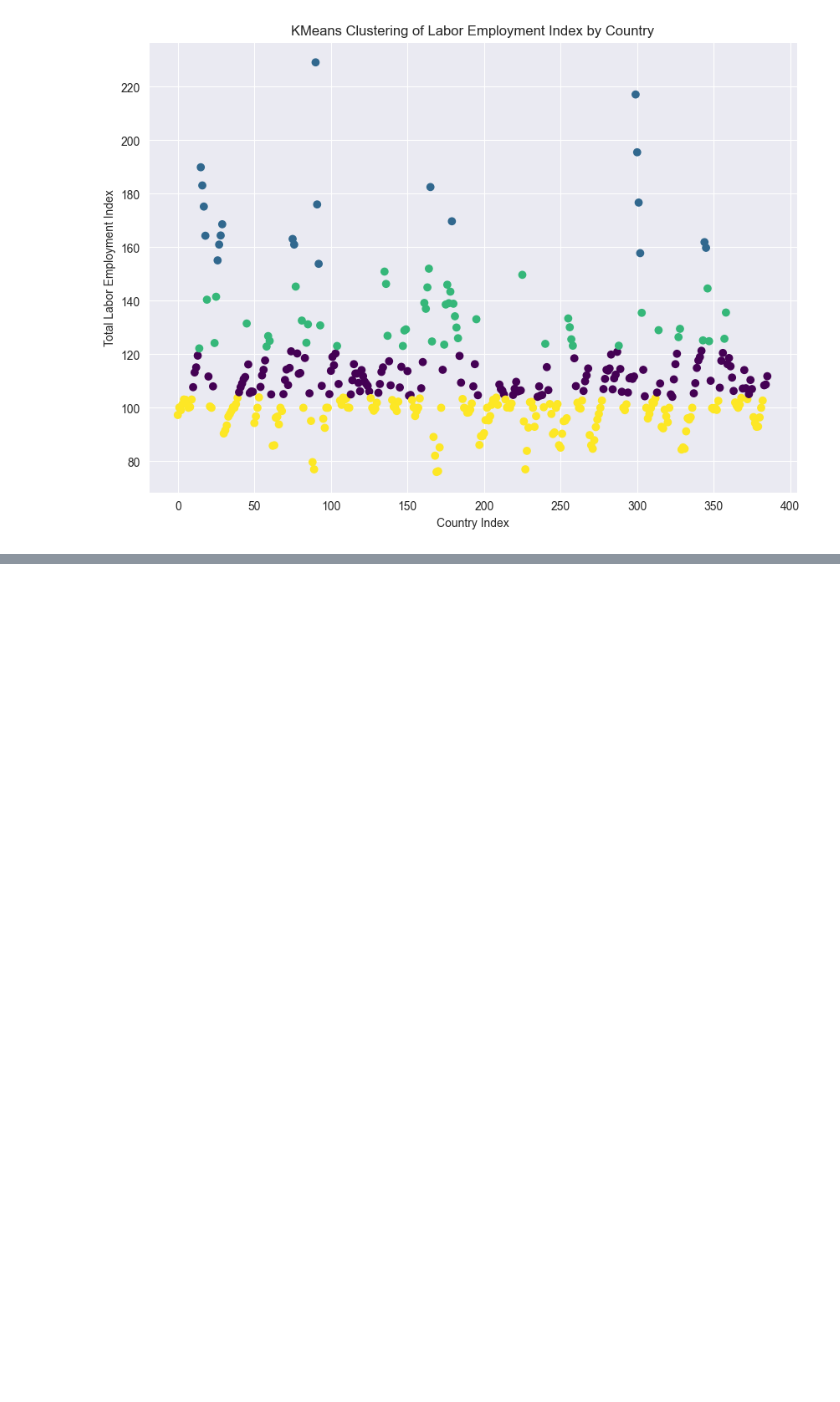
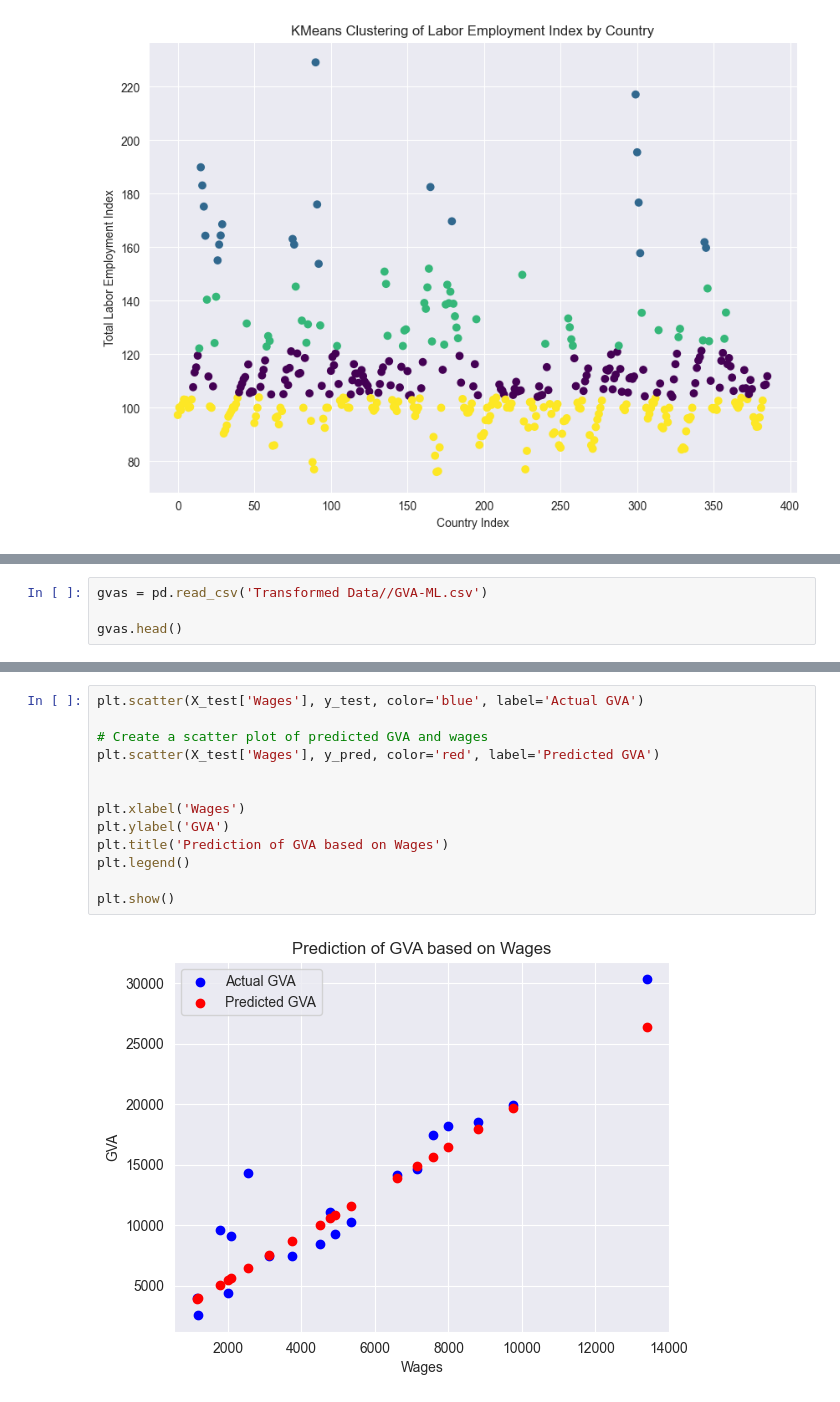
Before and after one commit to sbs23066/CA2---Irish-Construction-Project, a Jupyter notebook: ml.ipynb, the cells around one changed output, grey strips where cells are left out. Saved outputs shown, nothing was run; the diff lists cells and outputs as text; blank space fills up the shorter version.

Commit message:
Added GVA data to ML, did some Linear Regressions on wages and years and gva values

```diff
--- a/ml.ipynb
+++ b/ml.ipynb
@@ -534,0 +540,4 @@ plt.show()
+# %%
+gvas = pd.read_csv('Transformed Data//GVA-ML.csv')
+
+gvas.head()
@@ -534,0 +616,15 @@ plt.show()
+# %%
+plt.scatter(X_test['Wages'], y_test, color='blue', label='Actual GVA')
+
+# Create a scatter plot of predicted GVA and wages
+plt.scatter(X_test['Wages'], y_pred, color='red', label='Predicted GVA')
+
+
+plt.xlabel('Wages')
+plt.ylabel('GVA')
+plt.title('Prediction of GVA based on Wages')
+plt.legend()
+
+plt.show()
+# %% [output]
+[figure, added]
```
Also changed, not shown: parts of 8 cells of this notebook, 4 other files.
